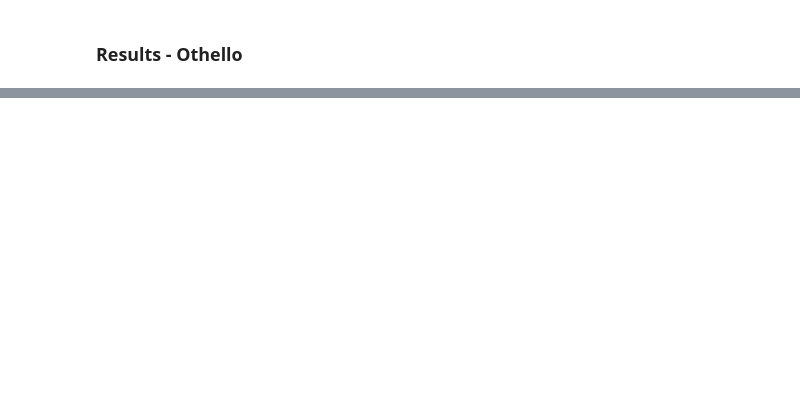
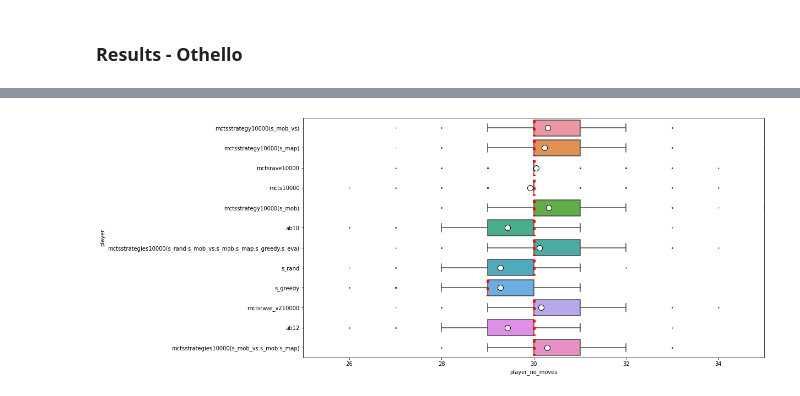
Before and after one commit to Walczi123/Enriching-the-Monte-Carlo-Tree-Search-Algorithm, a Jupyter notebook: results_processing/othello_results.ipynb, the cells around one changed output, grey strips where cells are left out. Cells and saved outputs as stored; diff of their text form; code cells hidden in the pictures; blank space fills up the shorter version.

```diff
--- a/results_processing/othello_results.ipynb
+++ b/results_processing/othello_results.ipynb
@@ -89,0 +117,18 @@ writer.save()
+# %%
+plt.figure(figsize=(15,8))
+
+sns.boxplot(data=df_player,
+    x='player_no_moves',
+    y='player',
+    medianprops={'color': 'red', 'ls': ':', 'lw': 5},
+    flierprops = dict(markerfacecolor = '0.50', markersize = 1),
+    showmeans=True,
+    meanprops={"marker":"o",
+                "markerfacecolor":"white",
+                "markeredgecolor":"black",
+                "markersize":"10"})
+
+plt.xlim([25, 35])
+plt.show()
+# %% [output]
+[figure, added]
```
Also changed, not shown: parts of 40 cells of this notebook, 47 other files.
